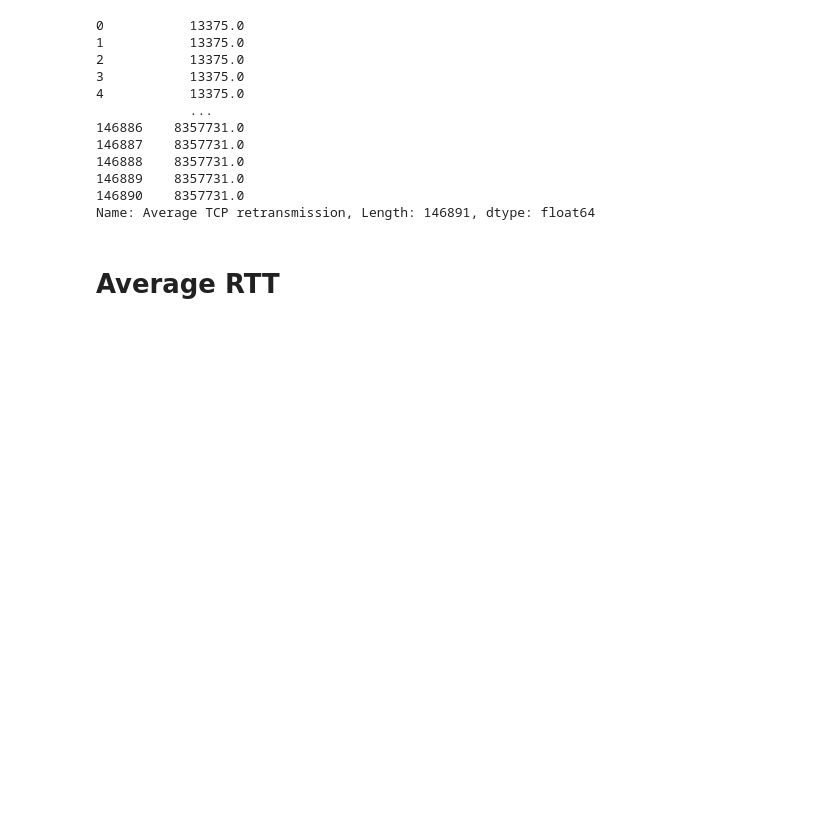
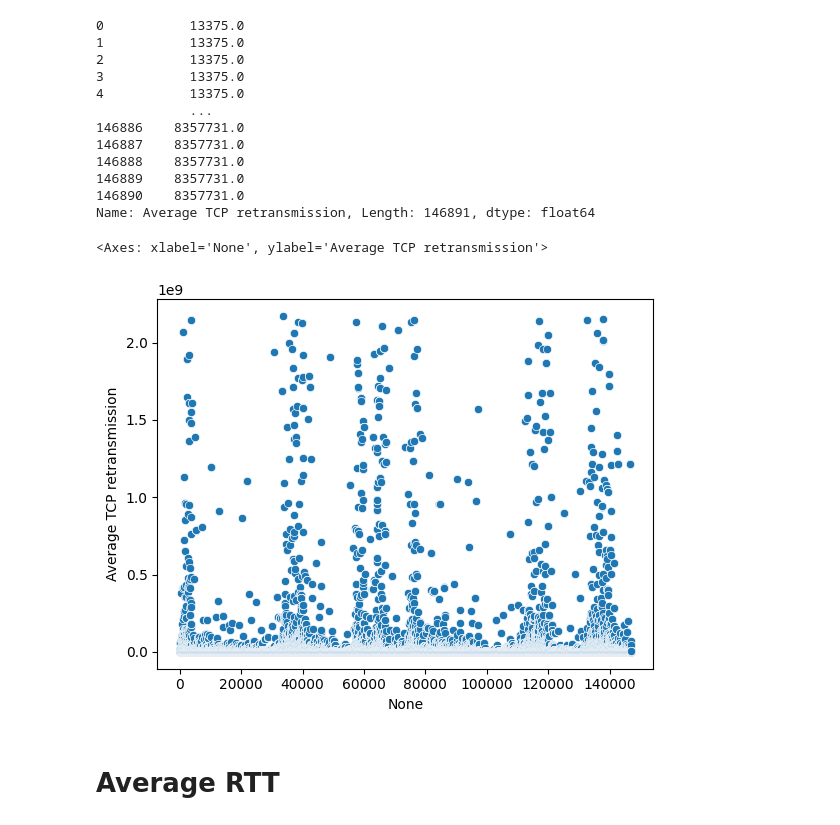
Before and after one commit to mikiiiss/10-Academy-Cohort-B---Weekly-Challenge-Week-1, a Jupyter notebook: Notebook/expierence.ipynb, the cells around one changed output. Drawn from its saved outputs; the diff is of its cells as text; code cells hidden in the pictures; blank space fills up the shorter version.

```diff
--- a/Notebook/expierence.ipynb
+++ b/Notebook/expierence.ipynb
@@ -39,6 +37,11 @@ new_df['Average TCP retransmission']
 146889    8357731.0
 146890    8357731.0
 Name: Average TCP retransmission, Length: 146891, dtype: float64
+# %%
+sns.scatterplot(x= new_df.index, y = new_df['Average TCP retransmission'])
+# %% [output]
+<Axes: xlabel='None', ylabel='Average TCP retransmission'>
+[figure, added]
 # %% [markdown]
 # Average RTT
 # %%
```
Also changed, not shown: parts of 9 cells of this notebook, 25 other files.
